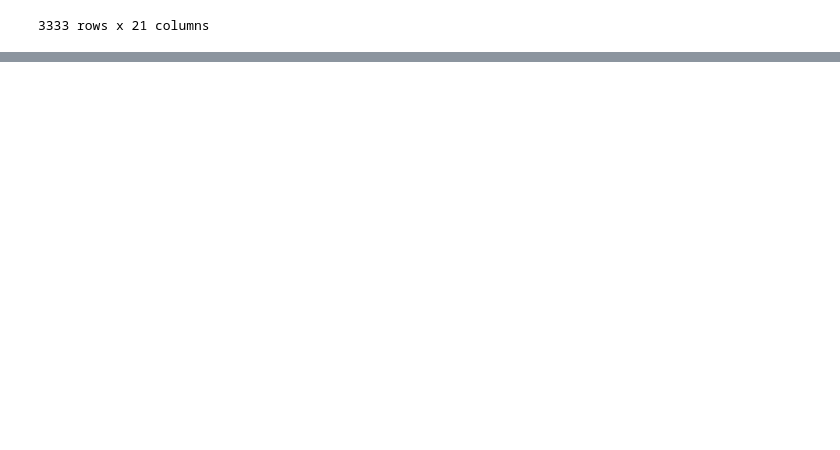
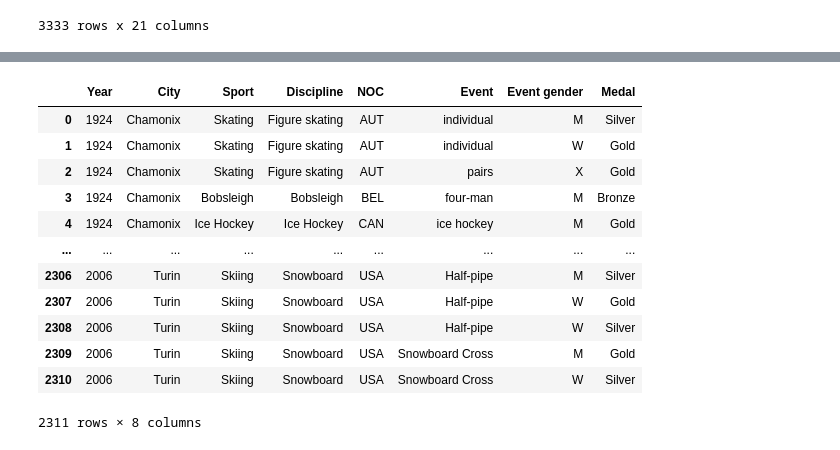
Before and after one commit to davidcamunas/python-ml-course, a Jupyter notebook: my_notebooks/T1/T1 - 1 - Data Cleaning - Carga de datos-Colab.ipynb, the cells around one changed output, grey strips where cells are left out. Cells and saved outputs as stored; diff of their text form; code cells hidden in the pictures; blank space fills up the shorter version.

```diff
--- a/my_notebooks/T1/T1 - 1 - Data Cleaning - Carga de datos-Colab.ipynb
+++ b/my_notebooks/T1/T1 - 1 - Data Cleaning - Carga de datos-Colab.ipynb
@@ -142,0 +182,17 @@ print("%d rows x %d columns" %(rows_counter, cols_number))
+# %%
+medals_df = pd.read_csv(medals_url)
+medals_df
+# %% [output]
+|  | Year | City | Sport | Discipline | NOC | Event | Event gender | Medal |
+| 0 | 1924 | Chamonix | Skating | Figure skating | AUT | individual | M | Silver |
+| 1 | 1924 | Chamonix | Skating | Figure skating | AUT | individual | W | Gold |
+| 2 | 1924 | Chamonix | Skating | Figure skating | AUT | pairs | X | Gold |
+| 3 | 1924 | Chamonix | Bobsleigh | Bobsleigh | BEL | four-man | M | Bronze |
+| 4 | 1924 | Chamonix | Ice Hockey | Ice Hockey | CAN | ice hockey | M | Gold |
+| ... | ... | ... | ... | ... | ... | ... | ... | ... |
+| 2306 | 2006 | Turin | Skiing | Snowboard | USA | Half-pipe | M | Silver |
+| 2307 | 2006 | Turin | Skiing | Snowboard | USA | Half-pipe | W | Gold |
+| 2308 | 2006 | Turin | Skiing | Snowboard | USA | Half-pipe | W | Silver |
+| 2309 | 2006 | Turin | Skiing | Snowboard | USA | Snowboard Cross | M | Gold |
+| 2310 | 2006 | Turin | Skiing | Snowboard | USA | Snowboard Cross | W | Silver |
+2311 rows × 8 columns
```
Also changed, not shown: parts of 22 cells of this notebook, 1 other file.
